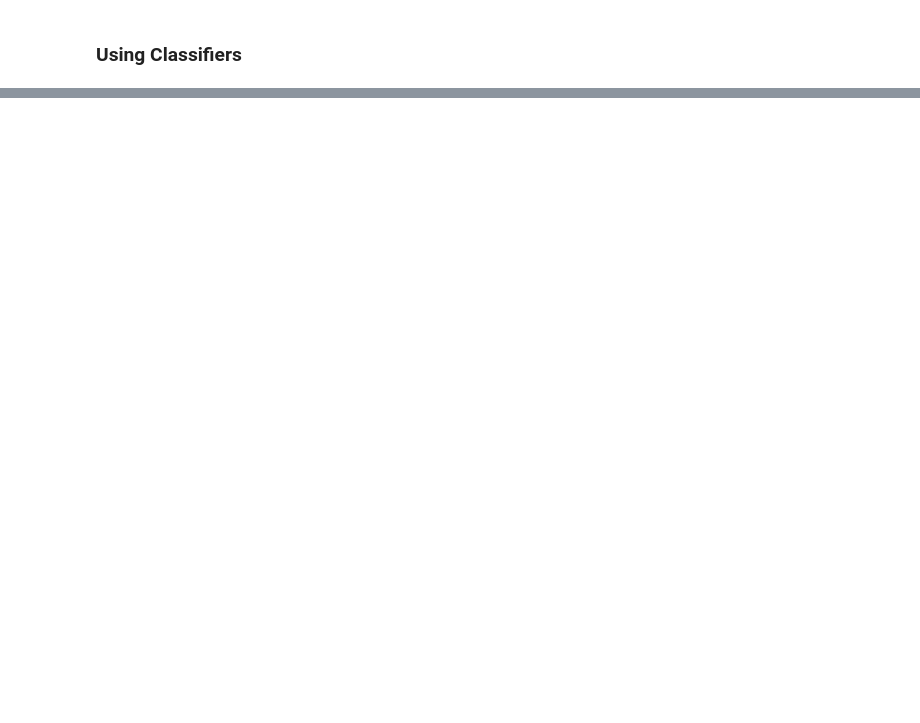
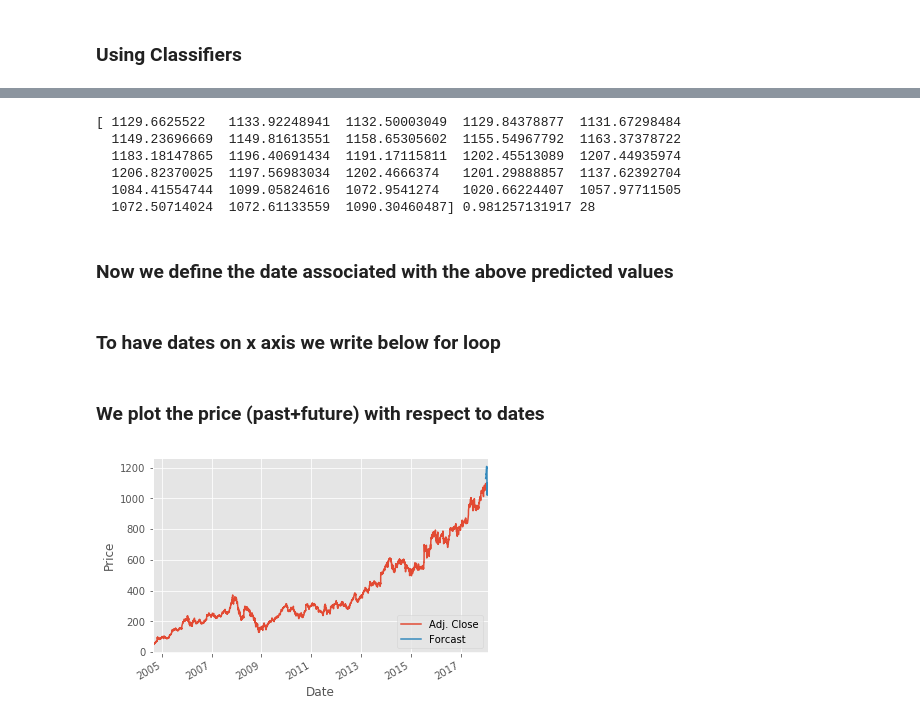
Before and after one commit to jeet251293/Stock-Prediction-using-Python, a Jupyter notebook: Machine+Learning+-+Regression.ipynb, the cells around one changed output, grey strips where cells are left out. Drawn from its saved outputs; the diff is of its cells as text; code cells hidden in the pictures; blank space fills up the shorter version.

```diff
--- a/Machine+Learning+-+Regression.ipynb
+++ b/Machine+Learning+-+Regression.ipynb
@@ -173,7 +175,7 @@ X_train, X_test, y_train, y_test = cross_validation.train_test_split(X,y,test_si
 # %% [markdown]
 ### Using Classifiers
 # %%
-clf=LinearRegression()
+clf=LinearRegression(n_jobs=-1)
 clf.fit(X_train,y_train)
 accuracy=clf.score(X_test,y_test)
 # %%
@@ -185,0 +190,37 @@ print(accuracy)
+# %%
+forcast_set=clf.predict(X_lately)
+print(forcast_set, accuracy, forcast_out)
+# %% [output]
+[ 1129.6625522   1133.92248941  1132.50003049  1129.84378877  1131.67298484
+  1149.23696669  1149.81613551  1158.65305602  1155.54967792  1163.37378722
+  1183.18147865  1196.40691434  1191.17115811  1202.45513089  1207.44935974
+  1206.82370025  1197.56983034  1202.4666374   1201.29888857  1137.62392704
+  1084.41554744  1099.05824616  1072.9541274   1020.66224407  1057.97711505
+  1072.50714024  1072.61133559  1090.30460487] 0.981257131917 28
+# %% [markdown]
+### Now we define the date associated with the above predicted values
+# %%
+df['Forcast']=np.nan
+
+last_date=df.iloc[-1].name
+last_unix=last_date.timestamp()
+one_day=86400
+next_unix=last_unix+one_day
+# %% [markdown]
+### To have dates on x axis we write below for loop
+# %%
+for i in forcast_set:
+    next_date=datetime.datetime.fromtimestamp(next_unix)
+    next_unix +=one_day
+    df.loc[next_date]=[np.nan for _ in range(len(df.columns)-1)] + [i]
+# %% [markdown]
+### We plot the price (past+future) with respect to dates
+# %%
+df['Adj. Close'].plot()
+df['Forcast'].plot()
+plt.legend(loc=4)
+plt.xlabel('Date')
+plt.ylabel('Price')
+plt.show()
+# %% [output]
+[figure, added]
```
Also changed, not shown: parts of 16 cells of this notebook.
